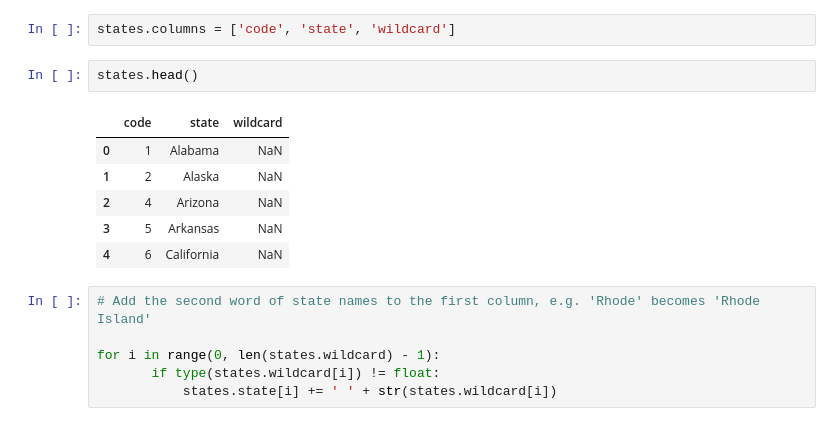
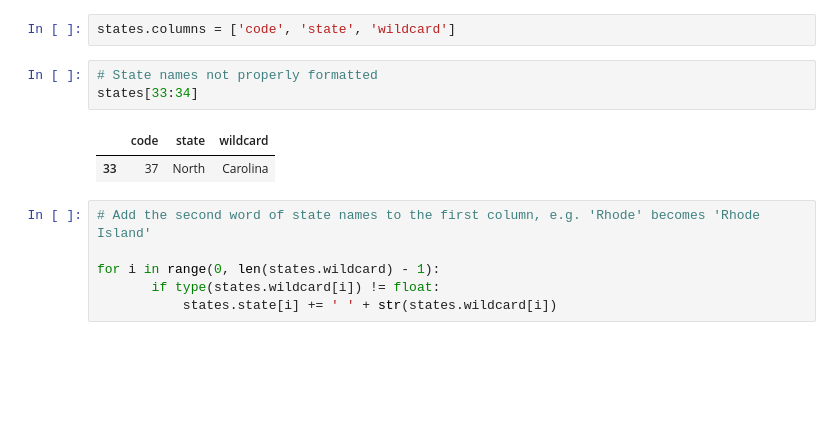
Before and after one commit to maf5509/accident_capstone, a Jupyter notebook: Untitled.ipynb, the cells around one changed output. Drawn from its saved outputs; the diff is of its cells as text; blank space fills up the shorter version.

```diff
--- a/Untitled.ipynb
+++ b/Untitled.ipynb
@@ -101,15 +99,12 @@ print(states_dict)
 states = pd.read_csv('C://Users//fergu//States.csv', na_values = 'NaN')
 # %%
 states.columns = ['code', 'state', 'wildcard']
-# %%
-states.head()
-# %% [output]
-|  | code | state | wildcard |
-| 0 | 1 | Alabama | NaN |
-| 1 | 2 | Alaska | NaN |
-| 2 | 4 | Arizona | NaN |
-| 3 | 5 | Arkansas | NaN |
-| 4 | 6 | California | NaN |
+# %%
+# State names not properly formatted
+states[33:34]
+# %% [output]
+|  | code | state | wildcard |
+| 33 | 37 | North | Carolina |
 # %%
 # Add the second word of state names to the first column, e.g. 'Rhode' becomes 'Rhode Island'
 
```
Also changed, not shown: parts of 46 cells of this notebook.
